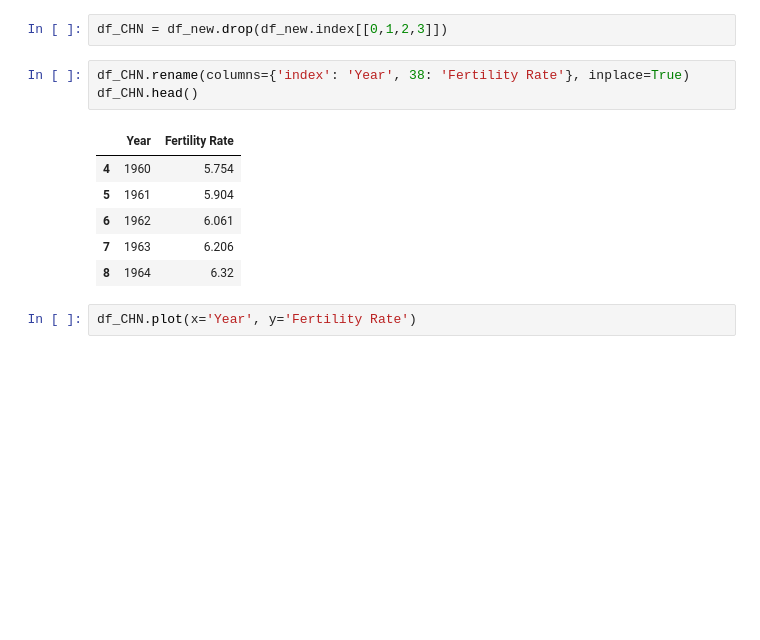
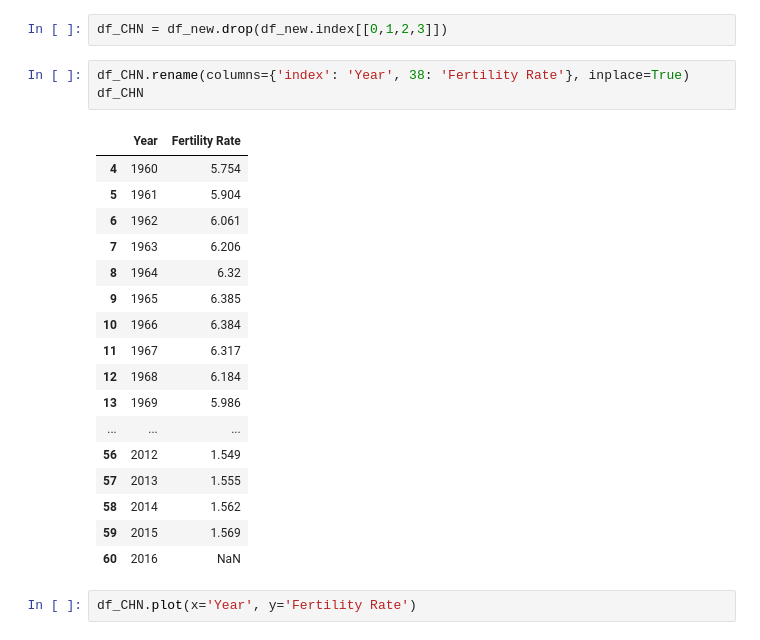
Before and after one commit to yuqingliu19/Data-Studio-Projects, a Jupyter notebook: Code/Child_Policy/Child_Policy.ipynb, the cells around one changed output. Drawn from its saved outputs; the diff is of its cells as text; blank space fills up the shorter version.

```diff
--- a/Code/Child_Policy/Child_Policy.ipynb
+++ b/Code/Child_Policy/Child_Policy.ipynb
@@ -40,14 +73,25 @@ df_new = df_fert[df_fert['Country Name']=='China'].transpose().reset_index()
 df_CHN = df_new.drop(df_new.index[[0,1,2,3]])
 # %%
 df_CHN.rename(columns={'index': 'Year', 38: 'Fertility Rate'}, inplace=True)
-df_CHN.head()
+df_CHN
 # %% [output]
 |  | Year | Fertility Rate |
 | 4 | 1960 | 5.754 |
 | 5 | 1961 | 5.904 |
 | 6 | 1962 | 6.061 |
 | 7 | 1963 | 6.206 |
 | 8 | 1964 | 6.32 |
+| 9 | 1965 | 6.385 |
+| 10 | 1966 | 6.384 |
+| 11 | 1967 | 6.317 |
+| 12 | 1968 | 6.184 |
+| 13 | 1969 | 5.986 |
+| ... | ... | ... |
+| 56 | 2012 | 1.549 |
+| 57 | 2013 | 1.555 |
+| 58 | 2014 | 1.562 |
+| 59 | 2015 | 1.569 |
+| 60 | 2016 | NaN |
 # %%
 df_CHN.plot(x='Year', y='Fertility Rate')
 # %% [output]
```
Also changed, not shown: parts of 35 cells of this notebook, 49 other files.
